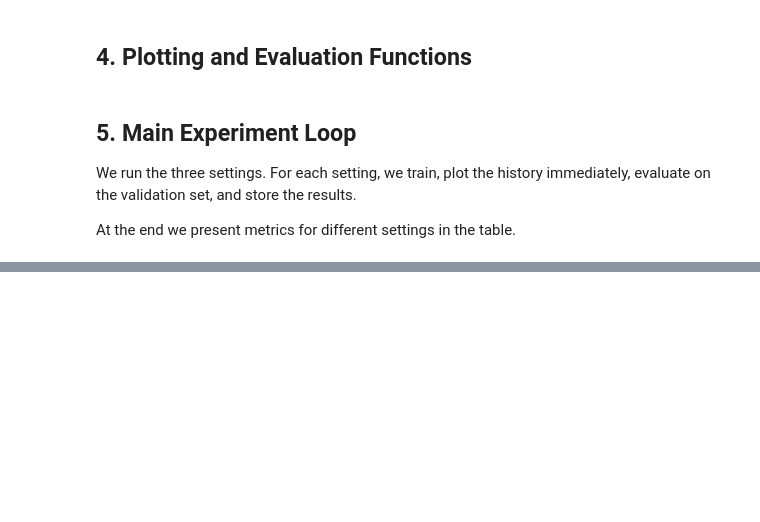
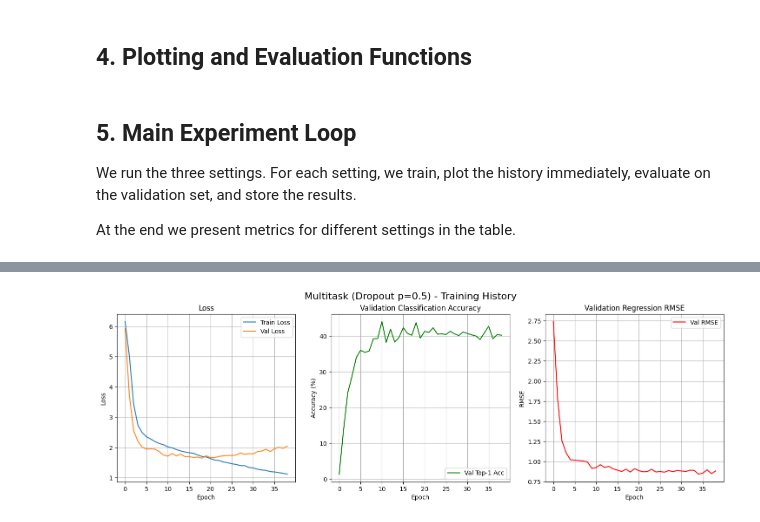
Before and after one commit to vyenn/ML2024, a Jupyter notebook: test2.ipynb, the cells around one changed output, grey strips where cells are left out. Drawn from its saved outputs; the diff is of its cells as text; code cells hidden in the pictures; blank space fills up the shorter version.

```diff
--- a/test2.ipynb
+++ b/test2.ipynb
@@ -292,7 +297,7 @@ class EarlyStopping:
         torch.save(model.state_dict(), self.path)
         self.val_loss_min = val_loss
 
-def train_model(model, lambda_cnt, lambda_cls, train_loader, val_loader, device, n_epochs=25):
+def train_model(model, lambda_cnt, lambda_cls, train_loader, val_loader, device, n_epochs=100):
     print(f"\nStarting training | lambda_cls={lambda_cls} | lambda_cnt={lambda_cnt}")
 
     criterion_cls = nn.NLLLoss()
@@ -300,7 +305,7 @@ def train_model(model, lambda_cnt, lambda_cls, train_loader, val_loader, device,
     optimizer = optim.Adam(model.parameters(), lr=1e-3)
 
     save_path = f'best_model_cls{lambda_cls}_cnt{lambda_cnt}.pth'
-    early_stopping = EarlyStopping(patience=10, path=save_path)
+    early_stopping = EarlyStopping(patience=20, path=save_path)
 
     model.to(device)
 
@@ -494,11 +499,14 @@ We run the three settings. For each setting, we train, plot the history immediat
 
 At the end we present metrics for different settings in the table.
 # %%
-settings = [
+"""settings = [
     {"name": "Classification-only", "lambda_cls": 1.0, "lambda_cnt": 0.0},
     {"name": "Regression-only",     "lambda_cls": 0.0, "lambda_cnt": 1.0},
     {"name": "Multitask",           "lambda_cls": 1.0, "lambda_cnt": 1.0},
-]
+]"""
+
+
+"""settings = [{"name": "Multitask",           "lambda_cls": 1.0, "lambda_cnt": 1.0}]
 
 results = []
 
@@ -526,5 +534,5 @@ for setting in settings:
     # Store results
     row = {"Model": setting["name"]}
     row.update(metrics)
-    results.append(row)
+    results.append(row)"""
 # %% [output]
@@ -535,0 +540,70 @@ Epoch 15/100 | Train Loss: 0.0395 | Val Loss: 4.8794
+# %%
+from IPython.display import display
+import pandas as pd
+
+# Definiujemy zakres dropoutu: 0.0 do 0.9 co 0.1
+settings = [{"name": "Multitask",           "lambda_cls": 1.0, "lambda_cnt": 1.0}]
+
+dropout_values = [0.5]
+
+results = []
+
+print(f"Rozpoczynam eksperymenty dla dropoutów: {dropout_values}")
+
+# --- ZEWNĘTRZNA PĘTLA PO DROPOUT ---
+for p in dropout_values:
+    print(f"\n" + "="*40)
+    print(f" >>> TESTING DROPOUT p={p}")
+    print("="*40)
+
+    # --- WEWNĘTRZNA PĘTLA PO USTAWIENIACH (CLS/REG/MULTI) ---
+    for setting in settings:
+        # Przekazujemy parametr p do modelu
+        model = MultiTaskModel(p=p)
+
+        # Train
+        best_model, history = train_model(
+            model,
+            lambda_cnt=setting["lambda_cnt"],
+            lambda_cls=setting["lambda_cls"],
+            train_loader=train_loader,
+            val_loader=val_loader,
+            device=device,
+            n_epochs=100
+        )
+
+        # Plot History
+        plot_title = f"{setting['name']} (Dropout p={p})"
+        plot_training_history(history, plot_title)
+
+        # Evaluate Final Metrics
+        metrics = evaluate_model(best_model, val_loader, device)
+
+        # Store results
+        row = {
+            "Model": setting["name"],
+            "Dropout": p
+        }
+        row.update(metrics)
+        results.append(row)
+
+# --- Final Results Table ---
+results_df = pd.DataFrame(results)
+
+# Formatowanie dla czytelności (zaokrąglanie wartości w kolumnach)
+results_df["Top1 Acc (%)"] = results_df["Top1 Acc (%)"].apply(lambda x: f"{x:.2f}")
+results_df["Macro F1"] = results_df["Macro F1"].apply(lambda x: f"{x:.4f}")
+results_df["Per-pair Acc (%)"] = results_df["Per-pair Acc (%)"].apply(lambda x: f"{x:.2f}")
+results_df["MAE"] = results_df["MAE"].apply(lambda x: f"{x:.4f}")
+results_df["MSE"] = results_df["MSE"].apply(lambda x: f"{x:.4f}")
+
+# Sortujemy wyniki dla czytelności
+results_df_sorted = results_df.sort_values(by=["Model", "Dropout"])
+
+print("\n" + "="*80)
+print("FINAL EVALUATION RESULTS (ALL DROPOUTS)")
+print("="*80)
+
+# Użycie IPython display do wyświetlenia ładnej tabeli bez indeksów
+display(results_df_sorted.style.hide(axis='index'))
+# %% [output]
@@ -535,0 +626 @@ Epoch 15/100 | Train Loss: 0.0395 | Val Loss: 4.8794
+[figure, added]
```
Also changed, not shown: parts of 7 cells of this notebook.
